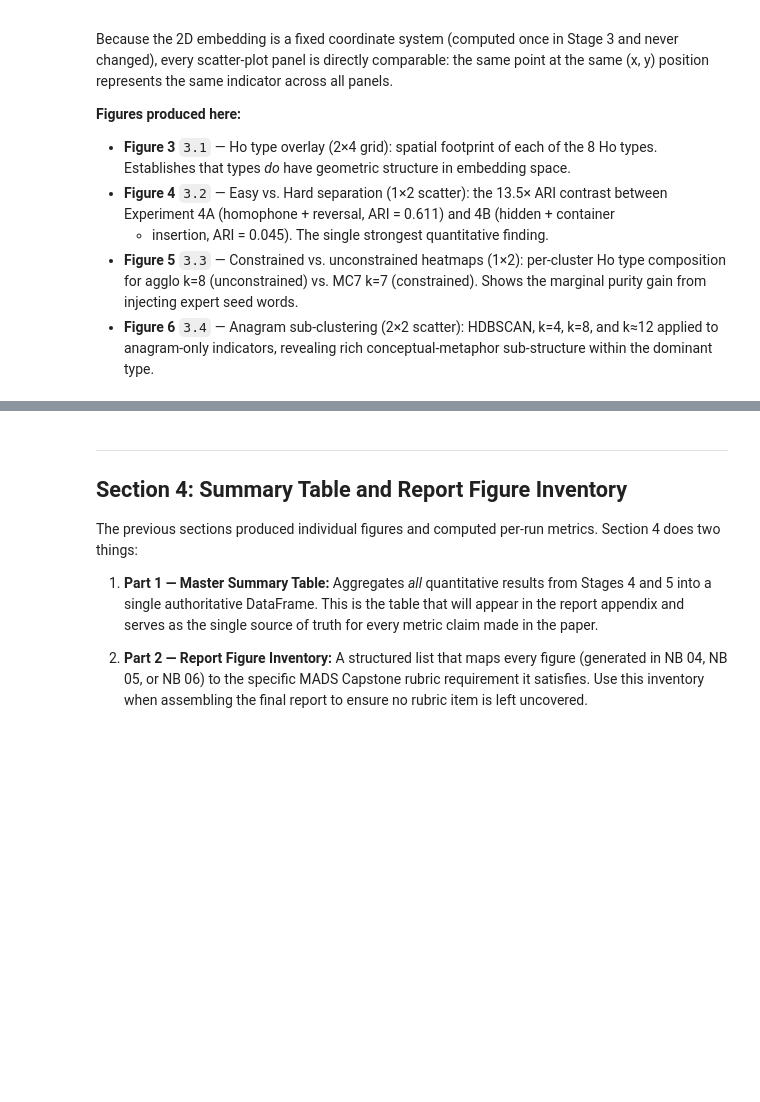
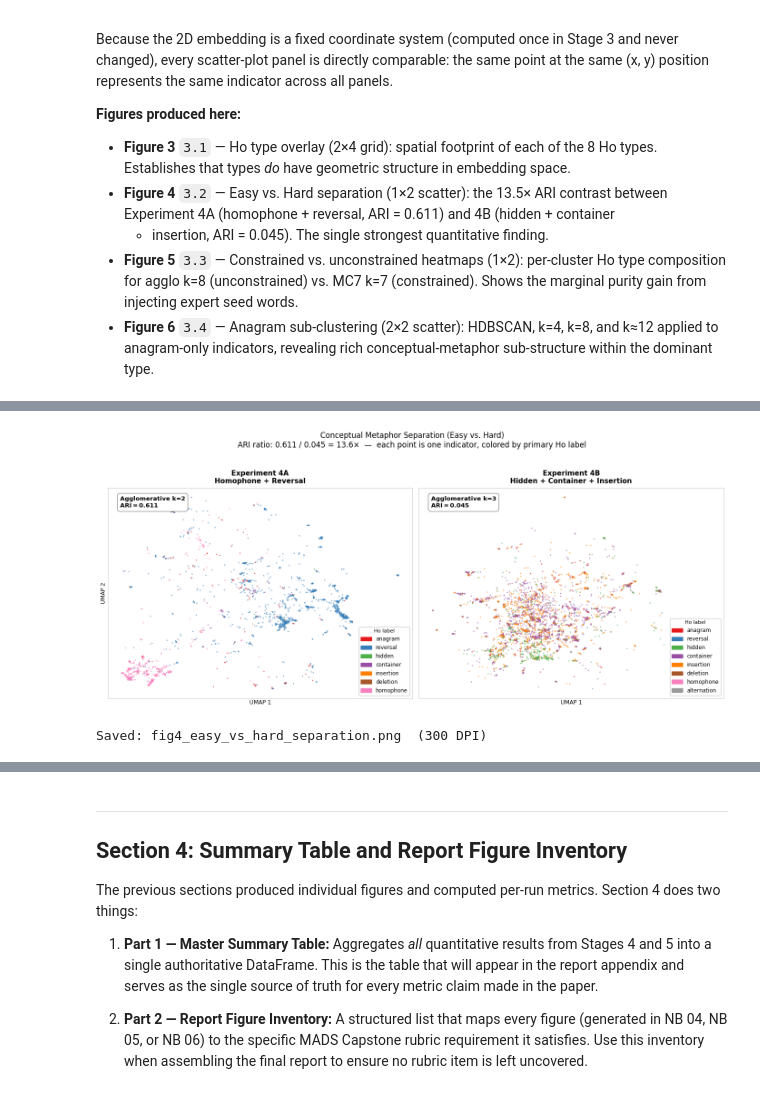
Before and after one commit to vwintumich/ccc-project, a Jupyter notebook: indicator_clustering/notebooks/06_evaluation_and_figures.ipynb, the cells around one changed output, grey strips where cells are left out. Drawn from its saved outputs; the diff is of its cells as text; code cells hidden in the pictures; blank space fills up the shorter version.

```diff
--- a/indicator_clustering/notebooks/06_evaluation_and_figures.ipynb
+++ b/indicator_clustering/notebooks/06_evaluation_and_figures.ipynb
@@ -1291,5 +1237,5 @@ print(f'Unique primary-Ho types: 4A = {sorted(set(primary_4a))} | 4B = {sorted(s
 # %%
-# ─── Figure 4: Plot ──────────────────────────────────────────────────────────
+# ─── Plot ──────────────────────────────────────────────────────────
 FIG_DPI = 300
 SC_KW   = dict(s=4, alpha=0.60, linewidths=0, rasterized=True)
 
@@ -1330,32 +1276,35 @@ ax_a.scatter(x_4a, y_4a, c=colors_4a, **SC_KW)
 _style_scatter_ax(ax_a)
 ax_a.set_xlabel('UMAP 1', fontsize=9, labelpad=2)
 ax_a.set_ylabel('UMAP 2', fontsize=9, labelpad=2)
 ax_a.set_title('Experiment 4A\nHomophone + Reversal',
                fontsize=11, fontweight='bold', pad=7)
 _ari_box(ax_a, 'Agglomerative k=2', ARI_4A)
 _type_legend(ax_a, set(primary_4a))
 
 # ── Right panel: Experiment 4B — hard subset (hidden + container + insertion) ─
 ax_b.scatter(x_4b, y_4b, c=colors_4b, **SC_KW)
 _style_scatter_ax(ax_b)
 ax_b.set_xlabel('UMAP 1', fontsize=9, labelpad=2)
 ax_b.set_title('Experiment 4B\nHidden + Container + Insertion',
                fontsize=11, fontweight='bold', pad=7)
 _ari_box(ax_b, 'Agglomerative k=3', ARI_4B)
 _type_legend(ax_b, set(primary_4b))
 
 # ── Figure-level title ────────────────────────────────────────────────────────
 fig4.suptitle(
-    'Figure 4: Conceptual Metaphor Separation (Easy vs. Hard)\n'
+    'Conceptual Metaphor Separation (Easy vs. Hard)\n'
     f'ARI ratio: {ARI_4A:.3f} / {ARI_4B:.3f} = {ratio:.1f}\u00d7  '
     '\u2014  each point is one indicator, colored by primary Ho label',
     fontsize=12, y=1.03,
 )
 
 plt.tight_layout(pad=1.0)
 out4 = REPORT_FIGURES_DIR / 'fig4_easy_vs_hard_separation.png'
 fig4.savefig(out4, dpi=FIG_DPI, bbox_inches='tight')
 plt.show()
 print(f'Saved: {out4.name}  ({FIG_DPI} DPI)')
 # † marker in legend labels indicates multi-label spill-over (off-subset primary type)
+# %% [output]
+[figure, added]
+Saved: fig4_easy_vs_hard_separation.png  (300 DPI)
 # %% [markdown]
```
Also changed, not shown: parts of 36 cells of this notebook.
